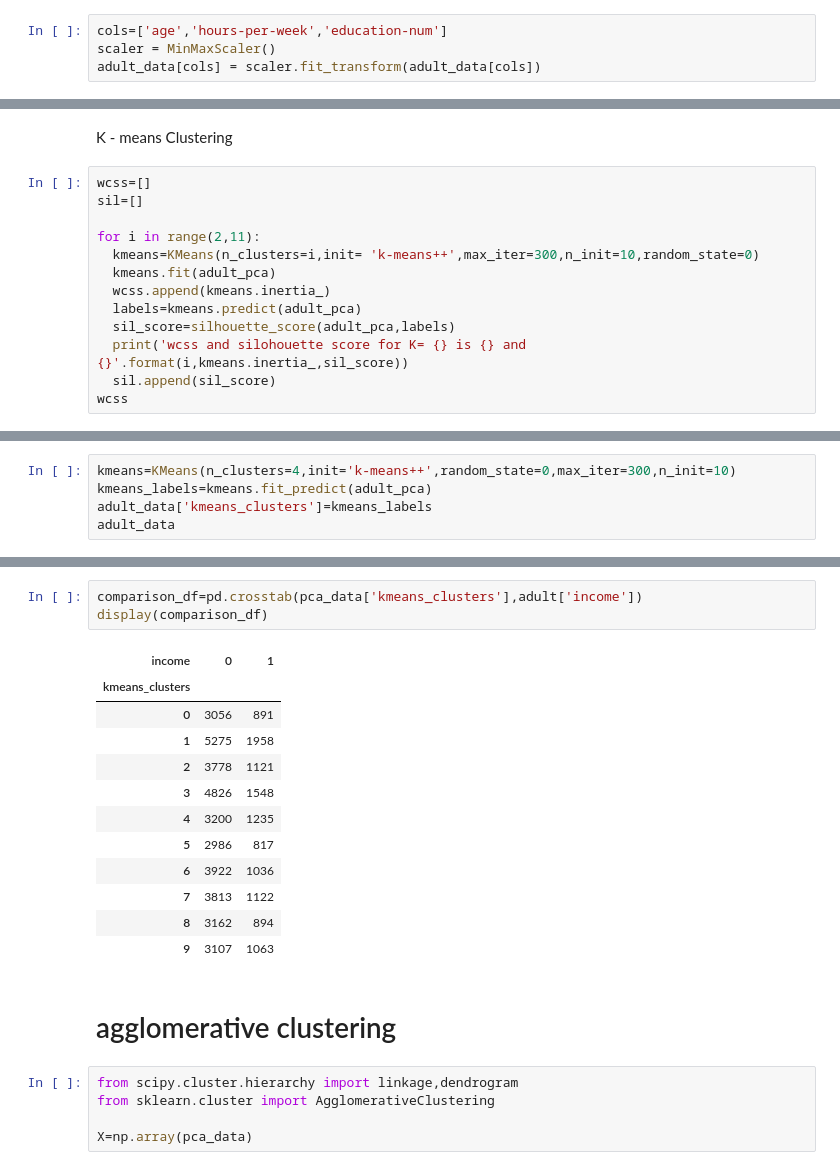
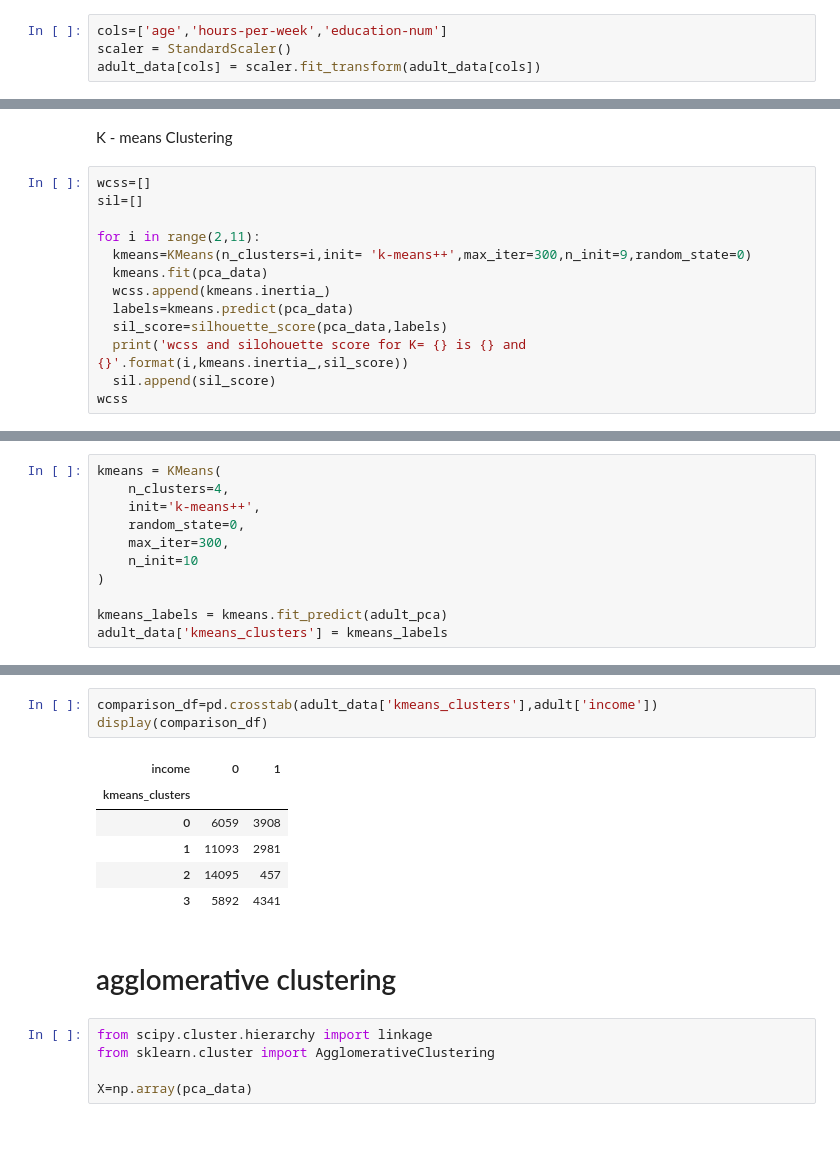
Before and after one commit to Aparna-981/ict-project, a Jupyter notebook: unsupervised_casestudy.ipynb, the cells around one changed output, grey strips where cells are left out. Saved outputs shown, nothing was run; the diff lists cells and outputs as text; blank space fills up the shorter version.

```diff
--- a/unsupervised_casestudy.ipynb
+++ b/unsupervised_casestudy.ipynb
@@ -376,7 +376,7 @@ adult_data
 # Scaling
 # %%
 cols=['age','hours-per-week','education-num']
-scaler = MinMaxScaler()
+scaler = StandardScaler()
 adult_data[cols] = scaler.fit_transform(adult_data[cols])
 # %%
 adult_data.head()
@@ -460,11 +470,11 @@ wcss=[]
 sil=[]
 
 for i in range(2,11):
-  kmeans=KMeans(n_clusters=i,init= 'k-means++',max_iter=300,n_init=10,random_state=0)
-  kmeans.fit(adult_pca)
+  kmeans=KMeans(n_clusters=i,init= 'k-means++',max_iter=300,n_init=9,random_state=0)
+  kmeans.fit(pca_data)
   wcss.append(kmeans.inertia_)
-  labels=kmeans.predict(adult_pca)
-  sil_score=silhouette_score(adult_pca,labels)
+  labels=kmeans.predict(pca_data)
+  sil_score=silhouette_score(pca_data,labels)
   print('wcss and silohouette score for K= {} is {} and {}'.format(i,kmeans.inertia_,sil_score))
   sil.append(sil_score)
 wcss
@@ -506,5 +516,11 @@ plt.show()
 # %%
-kmeans=KMeans(n_clusters=4,init='k-means++',random_state=0,max_iter=300,n_init=10)
-kmeans_labels=kmeans.fit_predict(adult_pca)
-adult_data['kmeans_clusters']=kmeans_labels
-adult_data
+kmeans = KMeans(
+    n_clusters=4,
+    init='k-means++',
+    random_state=0,
+    max_iter=300,
+    n_init=10
+)
+
+kmeans_labels = kmeans.fit_predict(adult_pca)
+adult_data['kmeans_clusters'] = kmeans_labels
@@ -568,23 +561,17 @@ plt.show()
 # %%
-comparison_df=pd.crosstab(pca_data['kmeans_clusters'],adult['income'])
+comparison_df=pd.crosstab(adult_data['kmeans_clusters'],adult['income'])
 display(comparison_df)
 # %% [output]
 | income | 0 | 1 |
 | kmeans_clusters |  |  |
-| 0 | 3056 | 891 |
-| 1 | 5275 | 1958 |
-| 2 | 3778 | 1121 |
-| 3 | 4826 | 1548 |
-| 4 | 3200 | 1235 |
-| 5 | 2986 | 817 |
-| 6 | 3922 | 1036 |
-| 7 | 3813 | 1122 |
-| 8 | 3162 | 894 |
-| 9 | 3107 | 1063 |
+| 0 | 6059 | 3908 |
+| 1 | 11093 | 2981 |
+| 2 | 14095 | 457 |
+| 3 | 5892 | 4341 |
 # %% [markdown]
 # agglomerative clustering
 # %%
-from scipy.cluster.hierarchy import linkage,dendrogram
+from scipy.cluster.hierarchy import linkage
 from sklearn.cluster import AgglomerativeClustering
 
 X=np.array(pca_data)
```
Also changed, not shown: parts of 17 cells of this notebook.
